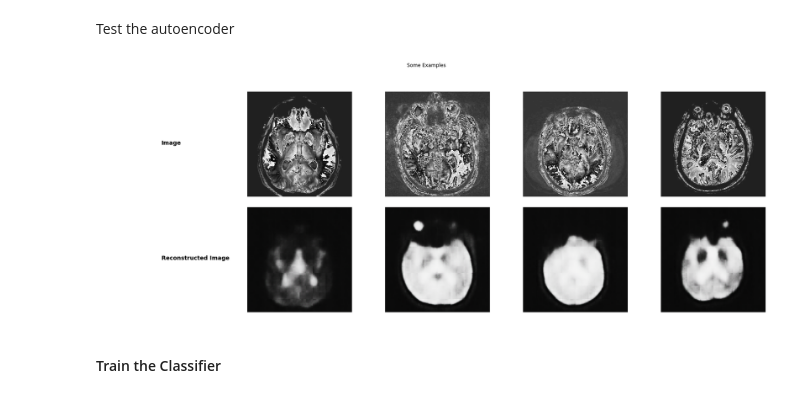
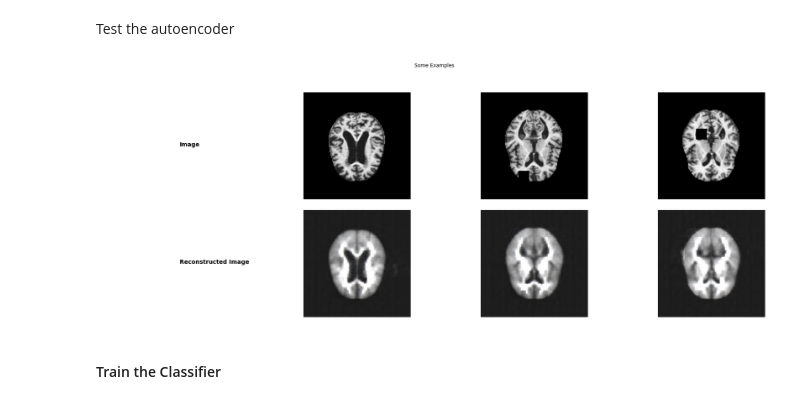
Before and after one commit to babaid/Alzheimer-Classification, a Jupyter notebook: alzheimer classification.ipynb, the cells around one changed output. Saved outputs shown, nothing was run; the diff lists cells and outputs as text; code cells hidden in the pictures.

Commit message:
Training

```diff
--- a/alzheimer classification.ipynb
+++ b/alzheimer classification.ipynb
@@ -27,21 +27,20 @@ from src.utils import *
 from src.train import *
 
 models_path = './models'
-dataset_path = "./reduction"
+dataset_path = "./Alzheimers-Kaggle"
 if not os.path.exists(models_path):
     os.makedirs(models_path)
 # %% [markdown]
 Perform data augmentation and take a look at the dimensions of the data
 # %%
 #data augmentation and preprocessing
-transform = transforms.Compose([transforms.RandomHorizontalFlip(),transforms.CenterCrop(256),transforms.ToTensor(), transforms.Normalize(mean=[0.1784,0.1784, 0.1784], std=[0.2025,0.2025, 0.2025]) ])
+transform = transforms.Compose([transforms.RandomHorizontalFlip(),transforms.CenterCrop(256),transforms.ToTensor(), transforms.RandomErasing(p=1,scale=(0.01, 0.01), ratio=(1, 1))])  #transforms.Normalize(mean=[0.1784,0.1784, 0.1784], std=[0.2025,0.2025, 0.2025]) ])
 
 alz_dataset = ImageFolder(os.path.join(dataset_path, "train"), transform=transform)
 train_dataset, val_dataset = torch.utils.data.random_split(alz_dataset, ( round(len(alz_dataset)*0.9), round(len(alz_dataset)*0.1) ))
 
-second = ImageFolder(os.path.join("Alzheimers-ADNI", "train"), transform=transform)
+second = ImageFolder(os.path.join("Alzheimers-Kaggle", "train"), transform=transform)
 s_train_dataset, s_val_dataset = torch.utils.data.random_split(alz_dataset, ( round(len(alz_dataset)*0.9), round(len(alz_dataset)*0.1) ))
-
 #Datasets we are going to be working with
 datasets = {'train': train_dataset, 'val': val_dataset}
 s_datasets = {'train': s_train_dataset, 'val': s_val_dataset}
@@ -76,7 +75,7 @@ show_examples(datasets["train"])
 # Preparing some parameters for the training and evaluation process
 We have to set following things in a configuration file, so at a later point we can use raytune for Hyperparameter search:
 # %%
-config = {"batch_size":4, "lr":1e-3}
+config = {"batch_size":32, "lr":1e-3}
 # %%
 dataloaders = {x: torch.utils.data.DataLoader(datasets[x], batch_size=config["batch_size"], shuffle=True, num_workers=8, drop_last=True) for x in ['train', 'val']}
 s_dataloaders = {x: torch.utils.data.DataLoader(s_datasets[x], batch_size=config["batch_size"], shuffle=True, num_workers=8, drop_last=True) for x in ['train', 'val']}
@@ -128,5 +128,5 @@ scheduler_b =  torch.optim.lr_scheduler.LambdaLR(optim_b, lr_lambda=lambda_a)
 ### Lets train the Autoencoder
 Of course we have to keep track of the whole progress using Tensorboard, and use self-defined callbacks like early stopping and occasional saving if the model performs well.
 # %%
-autoencoder = train_autoencoder(autoencoder, s_dataloaders,loss_a, optim_a, scheduler_a, device,  num_epochs=10, early_stop=5)
+autoencoder = train_autoencoder(autoencoder, dataloaders,loss_a, optim_a, scheduler_a, device,  num_epochs=10, early_stop=5)
 # %% [output]
@@ -137,9 +134,9 @@ Training complete in 59m 4s
 # %% [markdown]
 Test the autoencoder
 # %%
-show_ae_results(test_loader, autoencoder)
+show_ae_results(dataloaders["train"], autoencoder)
 # %% [output]
-[figure, old version]
+[figure, new version]
 # %% [markdown]
 #### Train the Classifier
 # %%
```
Also changed, not shown: parts of 5 cells of this notebook.
